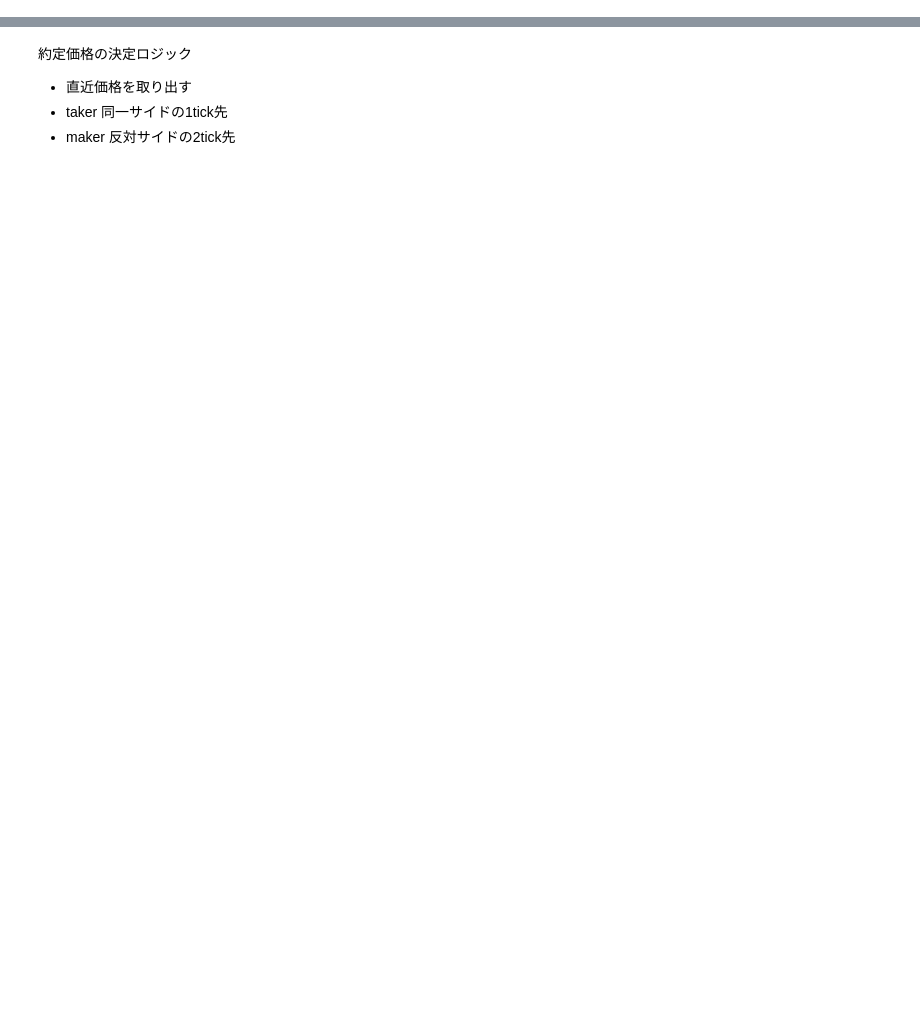
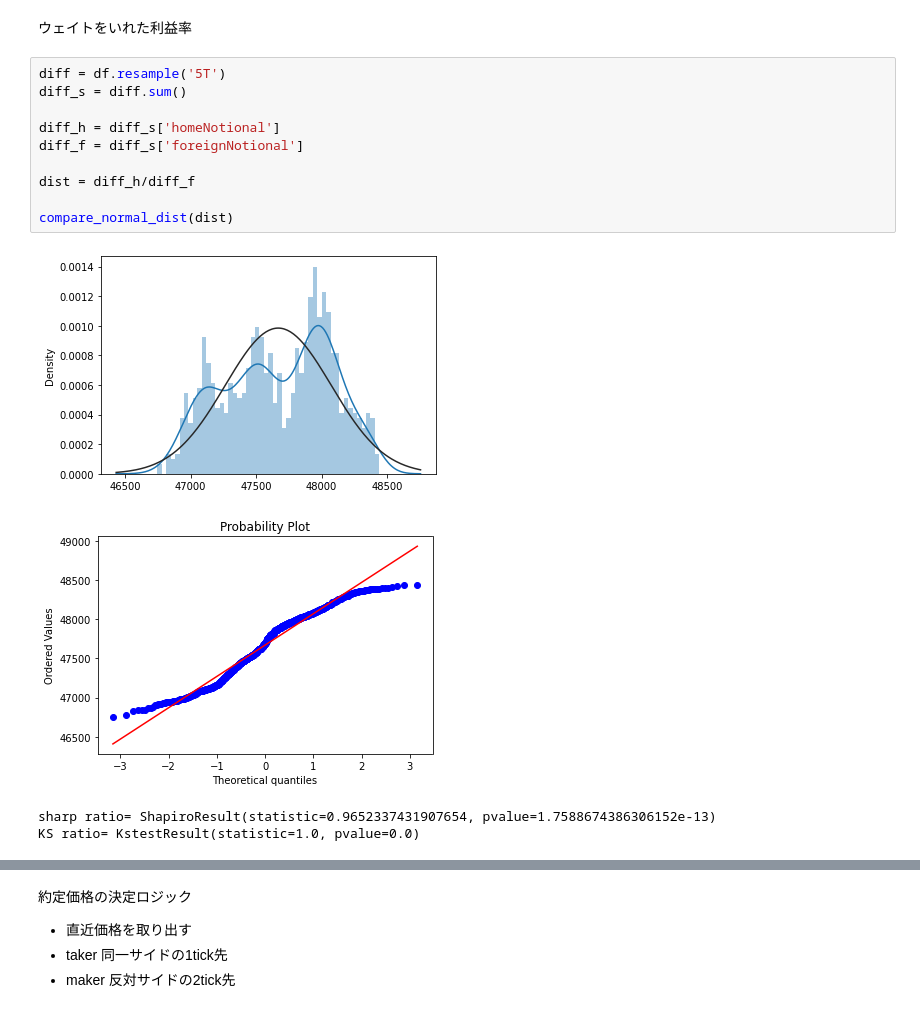
Before and after one commit to yasstake/bbanalyze, a Jupyter notebook: notebook/analyze.ipynb, the cells around one changed output, grey strips where cells are left out. Saved outputs shown, nothing was run; the diff lists cells and outputs as text; blank space fills up the shorter version.

```diff
--- a/notebook/analyze.ipynb
+++ b/notebook/analyze.ipynb
@@ -28,0 +103,17 @@ df
+# %% [markdown]
+ウェイトをいれた利益率
+# %%
+diff = df.resample('5T')
+diff_s = diff.sum()
+
+diff_h = diff_s['homeNotional']
+diff_f = diff_s['foreignNotional']
+
+dist = diff_h/diff_f
+
+compare_normal_dist(dist)
+# %% [output]
+[figure, added]
+[figure, added]
+sharp ratio= ShapiroResult(statistic=0.9652337431907654, pvalue=1.7588674386306152e-13)
+KS ratio= KstestResult(statistic=1.0, pvalue=0.0)
```
Also changed, not shown: parts of 55 cells of this notebook, 4 other files.
